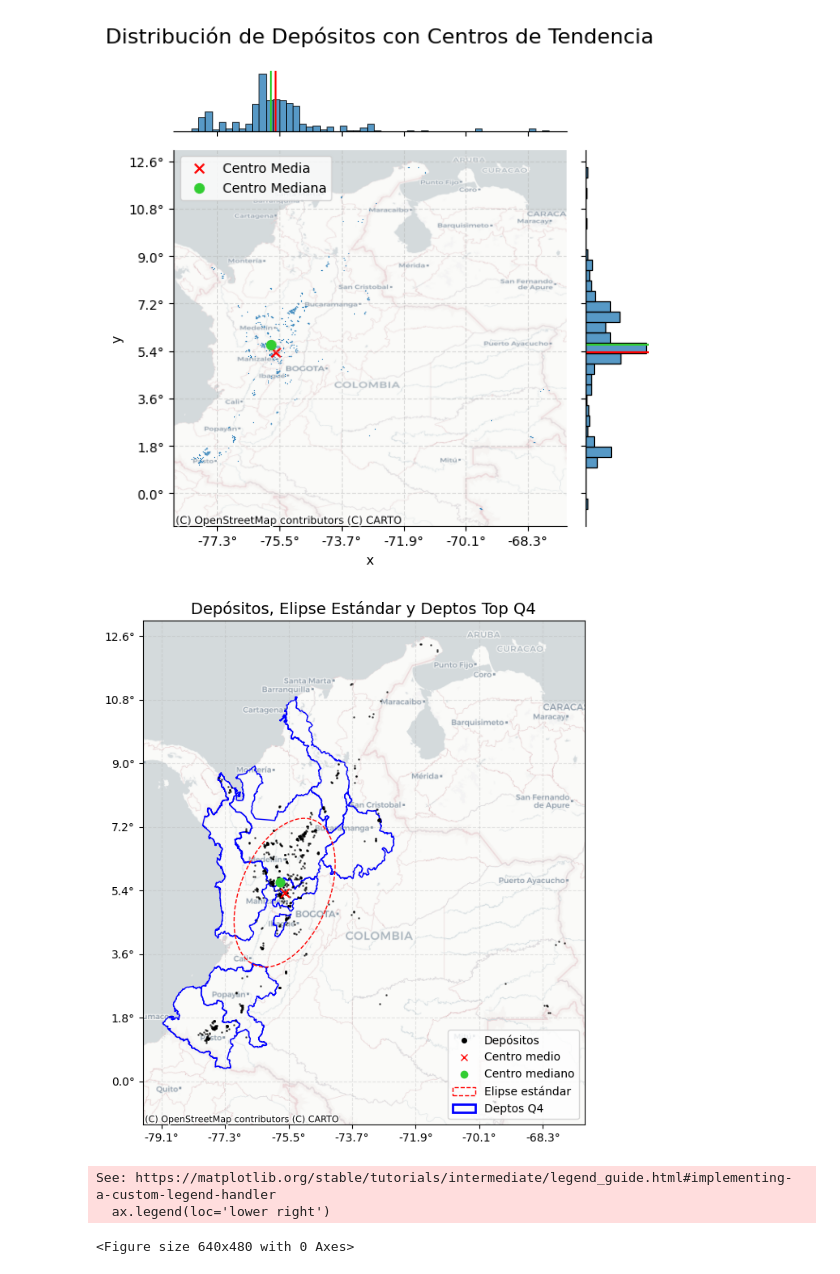
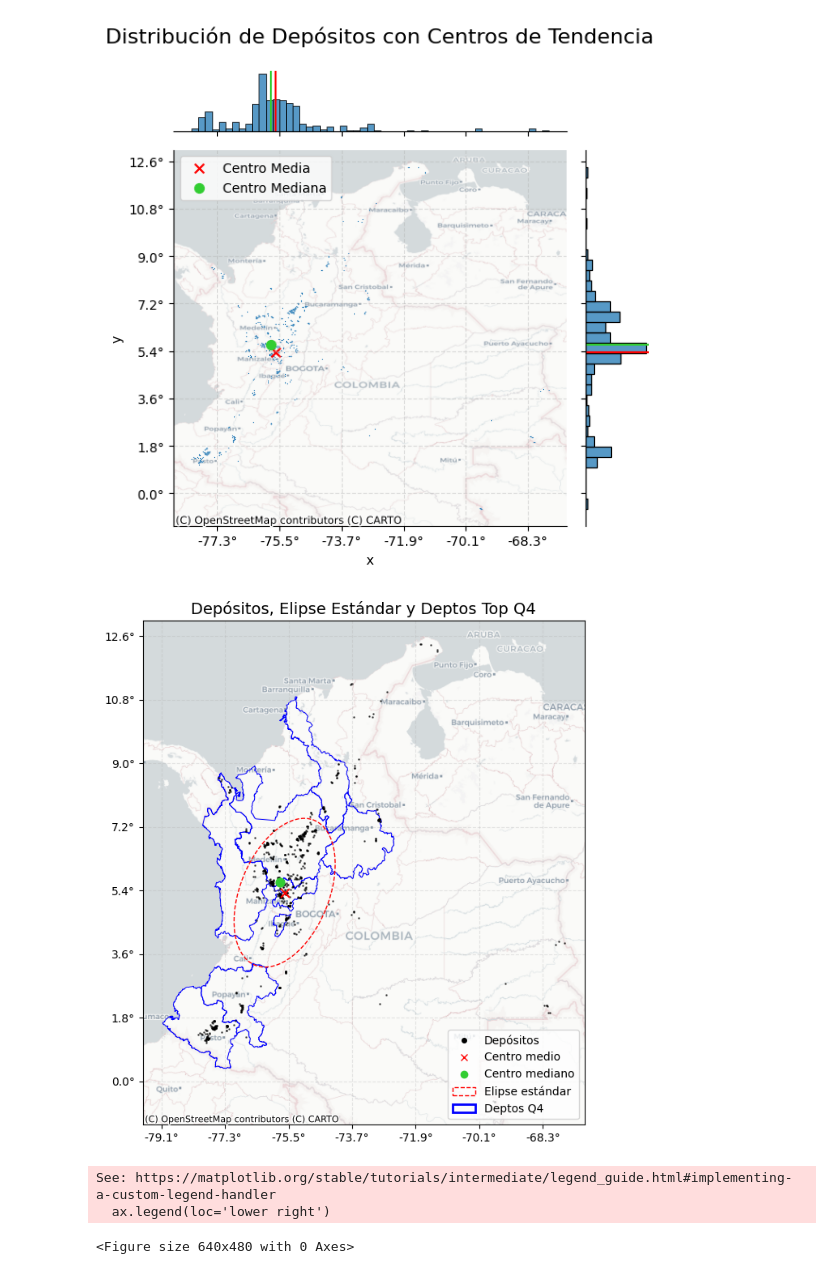
Before and after one commit to Santiagocruz97/AGE, a Jupyter notebook: Codigo/depositos.ipynb, the cells around one changed output. Cells and saved outputs as stored; diff of their text form; code cells hidden in the pictures.

```diff
--- a/Codigo/depositos.ipynb
+++ b/Codigo/depositos.ipynb
@@ -332,7 +332,7 @@ width, height = 2*np.sqrt(eigs)
 
 # 4. Graficar
 fig, ax = plt.subplots(figsize=(7,7))
-top_depts.plot(ax=ax, facecolor='none', edgecolor='blue', linewidth=1, label='Top 25% Deptos')
+top_depts.plot(ax=ax, facecolor='none', edgecolor='blue', linewidth=0.7, label='Top 25% Deptos')
 ax.scatter(gdf['x'], gdf['y'], s=0.75, alpha=0.6, color='black', label='Depósitos')
 ax.scatter(*mean_center, color='red', marker='x', s=60, label='Centro medio')
 ax.scatter(*med_center, color='limegreen', marker='o', s=60, label='Centro mediano')
@@ -348,34 +348,34 @@ ax.grid(True, linestyle="--", alpha=0.3)
 # Coordenadas en grados decimales (formato bonito)
 def mercator_to_lon(x, _): return f"{x * 180 / 20037508.34:.1f}°"
 def mercator_to_lat(y, _): return f"{y * 180 / 20037508.34:.1f}°"
 ax.xaxis.set_major_formatter(FuncFormatter(mercator_to_lon))
 ax.yaxis.set_major_formatter(FuncFormatter(mercator_to_lat))
 ax.grid(True, linestyle="--", alpha=0.3)
 
 # Título y leyenda
 ax.set_title("Depósitos, Elipse Estándar y Deptos Top Q4", fontsize=14)
 legend_elements = [
     Line2D([0], [0], marker='o', color='black', label='Depósitos', markersize=4, linestyle='None'),
     Line2D([0], [0], marker='x', color='red', label='Centro medio', markersize=6, linestyle='None'),
     Line2D([0], [0], marker='o', color='limegreen', label='Centro mediano', markersize=6, linestyle='None'),
     Patch(facecolor='none', edgecolor='red', linestyle='--', label='Elipse estándar'),
     Patch(facecolor='none', edgecolor='blue', linewidth=2, label='Deptos Q4')
 ]
 
 ax.legend(handles=legend_elements, loc='lower right')
 
 # Mostrar mapa
 plt.tight_layout()
 plt.show()
 
 # Detalles
 ax.legend(loc='lower right')
 ax.set_title("Depósitos, Elipse Estándar y Deptos Top Q4", fontsize=14)
 ax.set_axis_off()
 plt.tight_layout()
 plt.show()
 # %% [output]
-[figure, old version]
+[figure, new version]
 See: https://matplotlib.org/stable/tutorials/intermediate/legend_guide.html#implementing-a-custom-legend-handler
   ax.legend(loc='lower right')
 <Figure size 640x480 with 0 Axes>
```
